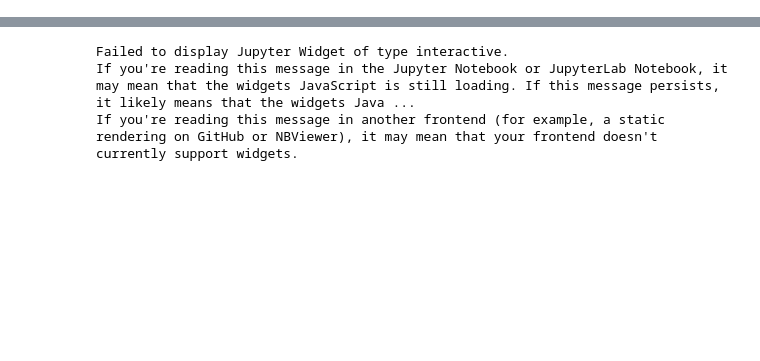
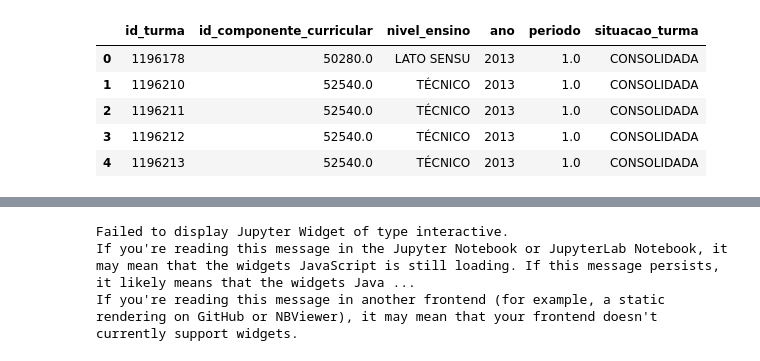
Before and after one commit to Andrelourencogit/Projeto-1-Probabilidade, a Jupyter notebook: projeto02.ipynb, the cells around one changed output, grey strips where cells are left out. Saved outputs shown, nothing was run; the diff lists cells and outputs as text; code cells hidden in the pictures; blank space fills up the shorter version.

```diff
--- a/projeto02.ipynb
+++ b/projeto02.ipynb
@@ -102,0 +7,18 @@ av_imd_nomesprof.head()
+# %%
+#todas as turmas de 2013 até 2017
+turma_periodo = ['dados/turmas-2013.1.csv','dados/turmas-2013.2.csv','dados/turmas-2014.1.csv','dados/turmas-2014.2.csv','dados/turmas-2015.1.csv',
+                 'dados/turmas-2015.2.csv','dados/turmas-2016.1.csv', 'dados/turmas-2016.2.csv', 'dados/turmas-2017.1.csv', 'dados/turmas-2017.2.csv',]
+# %%
+#le todos os dados de todos os arquivos e salva em uma conjunto de datasets
+frames = [pd.read_csv(periodo, sep=';', usecols=['id_turma','id_componente_curricular', 'ano', 'nivel_ensino', 'periodo','situacao_turma']) for periodo in turma_periodo]
+# %%
+#concatena os data sets
+df_turmas = pd.concat(frames)
+df_turmas.head()
+# %% [output]
+|  | id_turma | id_componente_curricular | nivel_ensino | ano | periodo | situacao_turma |
+| 0 | 1196178 | 50280.0 | LATO SENSU | 2013 | 1.0 | CONSOLIDADA |
+| 1 | 1196210 | 52540.0 | TÉCNICO | 2013 | 1.0 | CONSOLIDADA |
+| 2 | 1196211 | 52540.0 | TÉCNICO | 2013 | 1.0 | CONSOLIDADA |
+| 3 | 1196212 | 52540.0 | TÉCNICO | 2013 | 1.0 | CONSOLIDADA |
+| 4 | 1196213 | 52540.0 | TÉCNICO | 2013 | 1.0 | CONSOLIDADA |
```
Also changed, not shown: parts of 19 cells of this notebook, 12 other files.
